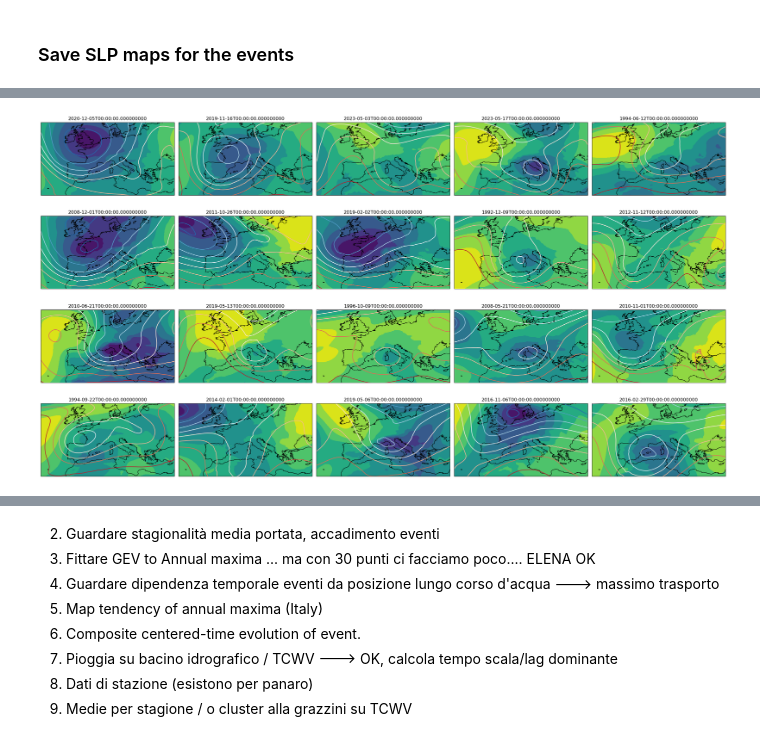
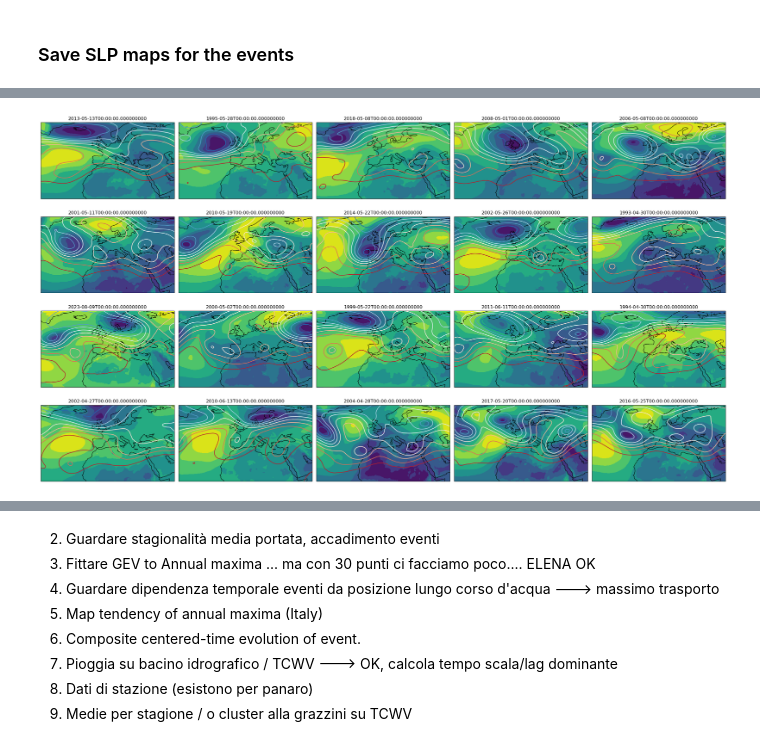
Before and after one commit to zappag/FLORA, a Jupyter notebook: explore.ipynb, the cells around one changed output, grey strips where cells are left out. Saved outputs shown, nothing was run; the diff lists cells and outputs as text; code cells hidden in the pictures.

```diff
--- a/explore.ipynb
+++ b/explore.ipynb
@@ -14,7 +37,7 @@ from region_details import get_region_details
 EFASDIR_HIST="/home/zappa/work_big/EFAS"
 
 # Name Pattern of EFAS data, * reflects different years
-watershed='panaro'
+watershed='lagen'
 tres='day'
 
 #fname_pat=f"{EFASDIR_HIST}/output/6h/efas_italy_*.nc"
@@ -52,7 +75,7 @@ wspoint = Point(tlon, tlat)
 fname_gp=f"{EFASDIR_HIST}/postpro/{tres}/single_gp/efas_{watershed}_{tlabel}_{tres}.nc"
 
 # FLAGS
-plot2d_day=True
+plot2d_day=False
 ReadExisting=True  # allows faster execution if True. If False, the EFAS data is read from the netcdf files
 HazardDef="wmax"   # gridpoint (gp), watershed max (wmax), economic (eco)
 # %% [markdown]
@@ -330,30 +376,31 @@ def find_events(data, prcth, gap=0):
     # gap: minimum number of consecutive values below the threshold to consider as a new event
 
     # define threshold
-    threshold=np.percentile(ds_gp, prcth)
+    threshold=np.percentile(data, prcth)
 
     # initialize variables
-    events = []
-    event_start = None
+    events = []        # output list of events
+    event_start = None # start index of an event
     event_values = []  # List to store values within each event
+    in_event=False
 
     # Loop through the data array
     for i, value in enumerate(data):
         if value > threshold:
-            # Start of a new event
-            if event_start is None:
+            if not in_event:
+                # Start of a new event
+                in_event=True
                 event_start = i
             event_values.append(value)
             #print(event_values)
         else:
             # End of an event
-            if np.all(data[i:i+gap]<threshold) and event_start is not None:
-                print(event_start, i-1, event_values)
+            if np.all(data[i:i+gap]<threshold) and in_event:
+                events.append((event_start, i-1, event_values))  # Append the event start and end indices
                 event_start = None  # Reset event start index
                 event_values = []  # Reset event_values
+                in_event=False
 
-    # Check if an event extends to the end of the array
-    if event_start is not None:
-        events.append((event_start, len(data)-1), event_values)  # Append the event start and end indices
+
 
     return events, threshold
@@ -360,5 +414,4 @@ def find_events(data, prcth, gap=0):
 # %%
-# threshold precentile for event definition (across all timesteps)
 
 # minimum number of time steps below threshold between independent events. Otherwise it's the same event
 if tres=='day':
@@ -366,13 +419,9 @@ if tres=='day':
 elif tres=='6h':
     steps_independent_event=3
 
-prcth=98
-if HazardDef=='gp':
-    print('Identify events by grid point discharge')
-    iv_event,dis_threshold=find_events(ds_gp,prcth,steps_independent_event)
-elif HazardDef=='wmax':
-    print('Identify events by maximum water shed discharge')
-    iv_event,dis_threshold=find_events(ds_max,prcth,steps_independent_event)
+# threshold precentile for event definition (across all timesteps)
+prcth=95
+iv_event,dis_threshold=find_events(ds_hazard,prcth,steps_independent_event)
 
 # Convert events to a pandas DataFrame
 df_events = pd.DataFrame(iv_event)
@@ -563,7 +566,7 @@ df_events_sorted=df_events.sort_values(by=3,axis=0,ascending=False)
 
 # extract days in ERA5
 #vdata_events=vdata.isel(time=df_events_sorted[0]) # this is ok, fix due to missing leap days in era daily
-tref=xds_gp['time'].isel(time=df_events_sorted[0])
+tref=xds_hazard['time'].isel(time=df_events_sorted[0])
 
 # quick fix to bring ERA5 daily means (time 09:00) to the same time as EFAS (time 00:00). This is OK since EFAS reflects trasnport over previous 24 hours
 vdata['time'] = vdata['time'] + pd.Timedelta('15H')
@@ -571,4 +594,6 @@ vdata_events=vdata.sel(time=tref.values)
 # %%
+
+
 
 
 # plot a subset
@@ -591,37 +616,38 @@ for i, time in enumerate(vdata_events_plot.time):
     row = i // num_cols
     col = i % num_cols
 
-    #
+
     data_at_time = vdata_events_plot.sel(time=time)
 
     # Set contour levels
     contour_levels_MSL = np.linspace(data_at_time.MSL.min(), data_at_time.MSL.max(), num=10)
     contour_levels_Z500 = np.linspace(data_at_time.Z.min(), data_at_time.Z.max(), num=10)
 
     # Plot in the corresponding subplot
     ax = axes[row, col]
     ax.set_title(f'{time.values}')
 
-    ax.set_extent([-20, 35, 30, 60], crs=ccrs.PlateCarree())  # Set the desired lat/lon range
+
+    #ax.set_extent([-20, 35, 30, 60], crs=ccrs.PlateCarree())  # Set the desired lat/lon range
     im_MSP = ax.contourf(data_at_time['MSL'].lon, data_at_time['MSL'].lat,
                       data_at_time['MSL'], levels=contour_levels_MSL, cmap='viridis', transform=ccrs.PlateCarree())
     im_Z = ax.contour(data_at_time['Z'].lon, data_at_time['Z'].lat,
                       data_at_time['Z'].sel(plev=50000), levels=contour_levels_Z500, cmap='RdBu_r', transform=ccrs.PlateCarree())
 
     # Add coastlines using Cartopy
     ax.coastlines()
 
     # Remove color bar
     cbar = fig.colorbar(im_MSP, ax=ax, orientation='vertical', fraction=0.05, pad=0.04)
     cbar.remove()
 
 # Adjust layout
 plt.tight_layout()
 
 # Show the plots
 plt.show()
 # %% [output]
-[figure, old version]
+[figure, new version]
 # %%
 def composite_events(vdata, df_events):
     era_events=[]
```
Also changed, not shown: parts of 22 cells of this notebook.
